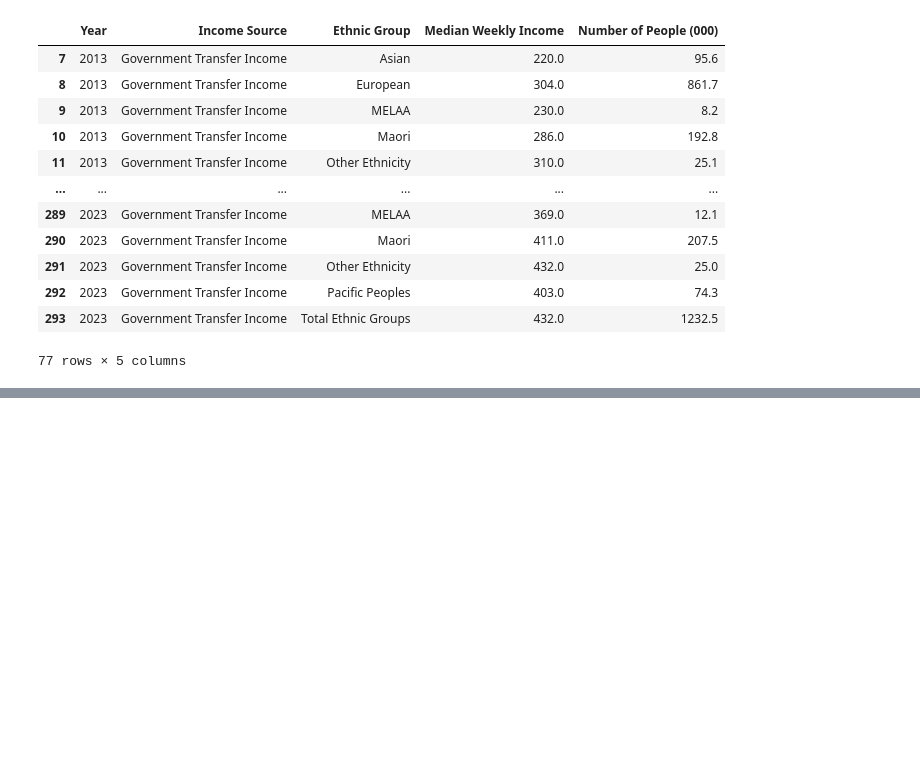
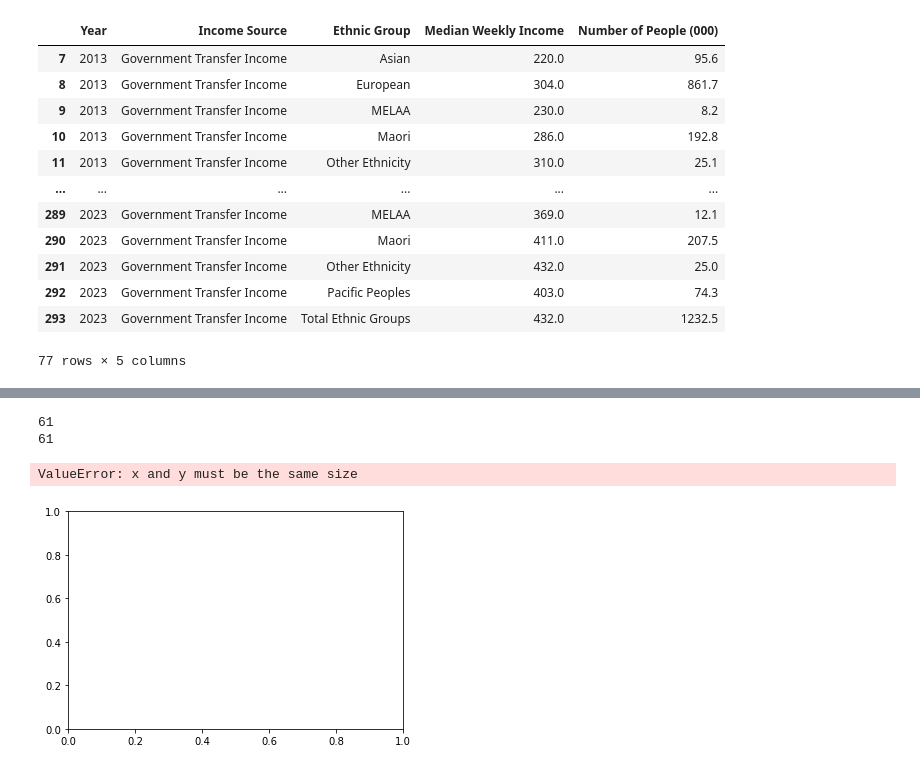
Before and after one commit to jujumannz333/INFO361-Project, a Jupyter notebook: GP Inflation.ipynb, the cells around one changed output, grey strips where cells are left out. Saved outputs shown, nothing was run; the diff lists cells and outputs as text; code cells hidden in the pictures; blank space fills up the shorter version.

```diff
--- a/GP Inflation.ipynb
+++ b/GP Inflation.ipynb
@@ -228,22 +230,32 @@ filtered_df
 import numpy as np
 
 # onehotencode the ethnic groups so they can be used for training the model
-mydf_encoded = pd.get_dummies(filtered_df, columns=['Ethnic Group'], drop_first=True)
+# mydf_encoded = pd.get_dummies(filtered_df, columns=['Ethnic Group'], drop_first=True)
 # print(mydf_encoded)
+myohe = OneHotEncoder()
+mytransformed = myohe.fit_transform(filtered_df[['Ethnic Group']])  # including total ethnic groups - do we want that?
+# print(mytransformed.toarray())
+# print(myohe.categories_)
+filtered_df[myohe.categories_[0]] = mytransformed.toarray()
+# print(filtered_df)
+x = filtered_df.loc[:, ["Asian", "European", "MELAA", "Maori",
+                          "Other Ethnicity", "Pacific Peoples",
+                          "Total Ethnic Groups"]]
 
-dependent_variable = 'Median Weekly Income'
+y = filtered_df.loc[:, "Median Weekly Income"]
+# dependent_variable = 'Median Weekly Income'
 
-# independent_variables = ['Year', 'Ethnic Group', 'Number of People (000)']  # before one hot encoding
+# # independent_variables = ['Year', 'Ethnic Group', 'Number of People (000)']  # before one hot encoding
 
-# after one hot encoding
-independent_variables = ['Ethnic Group_European', 'Ethnic Group_MELAA', 'Ethnic Group_Maori',
-                         'Ethnic Group_Other Ethnicity', 'Ethnic Group_Pacific Peoples',
-                         'Ethnic Group_Total Ethnic Groups']
+# # after one hot encoding
+# independent_variables = ['Asian', 'European', 'MELAA', 'Maori',
+#                          'Other Ethnicity', 'Pacific Peoples',
+#                          'Total Ethnic Groups']
 
-x_train, x_test, y_train, y_test = train_test_split(mydf_encoded[dependent_variable], mydf_encoded[independent_variables], test_size=0.2, random_state=13)
-
-x_train = np.array(x_train).reshape(-1, 1)
-x_test = np.array(x_test).reshape(-1, 1)
+# x_train, x_test, y_train, y_test = train_test_split(filtered_df[dependent_variable], filtered_df[independent_variables], test_size=0.2, random_state=13)
+x_train, x_test, y_train, y_test = train_test_split(x, y, test_size=0.2, random_state=1)
+# x_train = np.array(x_train).reshape(-1, 1)
+# x_test = np.array(x_test).reshape(-1, 1)
 
 model = LinearRegression()
 model.fit(x_train, y_train)
@@ -252,10 +264,11 @@ model.fit(x_train, y_train)
 y_pred = model.predict(x_test)
 
 print(y_pred)
-# print(x_test)
+print(y_test)
 
 # Evaluate the model's performance
 mse = mean_squared_error(y_test, y_pred)
 rmse = mse**0.5
 print(f"Root Mean Squared Error: {rmse}")
+# print(y_test)
 # %% [output]
@@ -278,0 +308,11 @@ Root Mean Squared Error: 0.33559097670707233
+# %%
+print(len(x_train))
+print(len(model.predict(x_train)))
+plt.scatter(x_test, y_test, color="cyan")
+plt.plot(x_train, model.predict(x_train), color = "orange")
+plt.show()
+# %% [output]
+61
+61
+ValueError: x and y must be the same size
+[figure, added]
```
Also changed, not shown: parts of 4 cells of this notebook.
